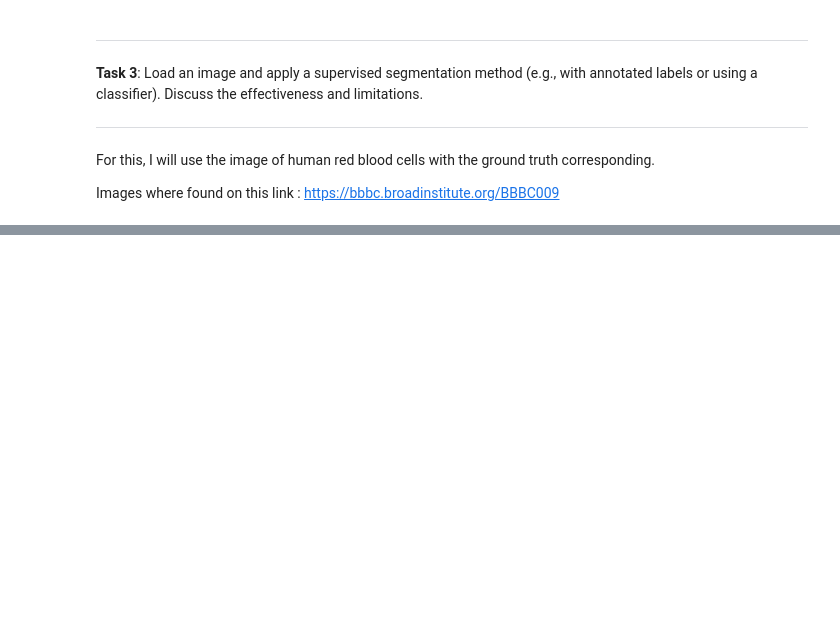
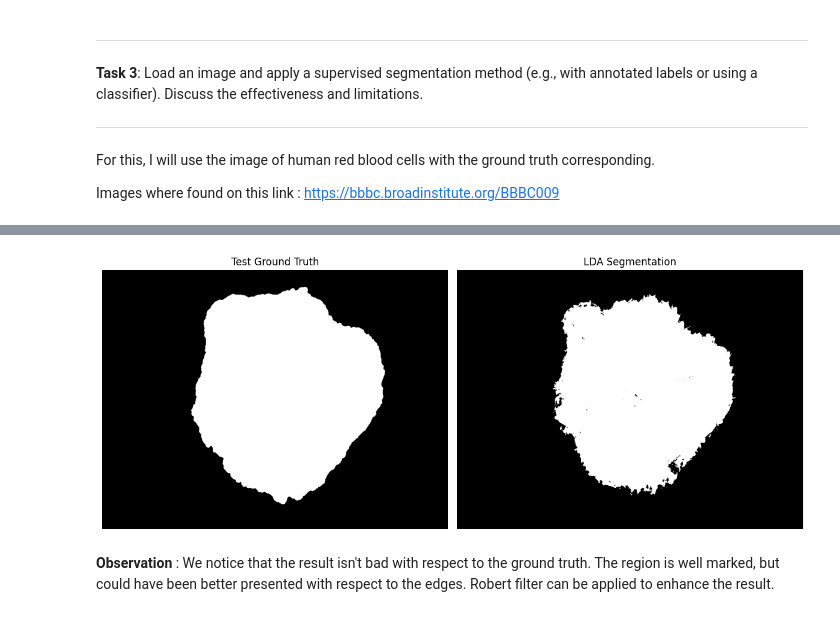
Before and after one commit to kindachamma1/ComputerVision2025, a Jupyter notebook: Exercise2_Sol.ipynb, the cells around one changed output, grey strips where cells are left out. Cells and saved outputs as stored; diff of their text form; code cells hidden in the pictures; blank space fills up the shorter version.

```diff
--- a/Exercise2_Sol.ipynb
+++ b/Exercise2_Sol.ipynb
@@ -186,0 +202,42 @@ plt.show()
+# %%
+# 2. LDA Segmentation
+
+from sklearn.discriminant_analysis import LinearDiscriminantAnalysis
+
+# 2.1 This step was made because I had index error
+I_train = I_train.astype(np.float32) / 255.0
+I_test = I_test.astype(np.float32) / 255.0
+
+# 2.2 Reshape
+v_I_train = I_train.reshape(-1, 1)
+v_I_test = I_test.reshape(-1, 1)
+
+# 2.3 Flatten and binarize ground truth (ensure 0 and 1 only)
+v_train_GT = (I_train_GT > 0).reshape(-1).astype(np.uint8)
+
+# 2.4 Train LDA model
+lda_model = LinearDiscriminantAnalysis(store_covariance=True)
+lda_model.fit(v_I_train, v_train_GT)
+
+# 2.5 Predict test image
+v_lda = lda_model.predict(v_I_test)
+I_lda = v_lda.reshape(I_test.shape).astype(np.uint8)
+
+# 2.6 Show results
+fig, ax = plt.subplots(1, 2, figsize=(12, 6))
+
+ax[0].imshow(I_test_GT, cmap='gray')
+ax[0].set_title('Test Ground Truth')
+ax[0].axis('off')
+
+ax[1].imshow(I_lda, cmap='gray')
+ax[1].set_title('LDA Segmentation')
+ax[1].axis('off')
+
+plt.tight_layout()
+plt.show()
+# %% [output]
+[figure, added]
+# %% [markdown]
+**Observation** : We notice that the result isn't bad with respect to the ground truth. The region is well marked, but could have been better presented with respect to the edges.
+Robert filter can be applied to enhance the result.
```
Also changed, not shown: parts of 1 cell of this notebook.
